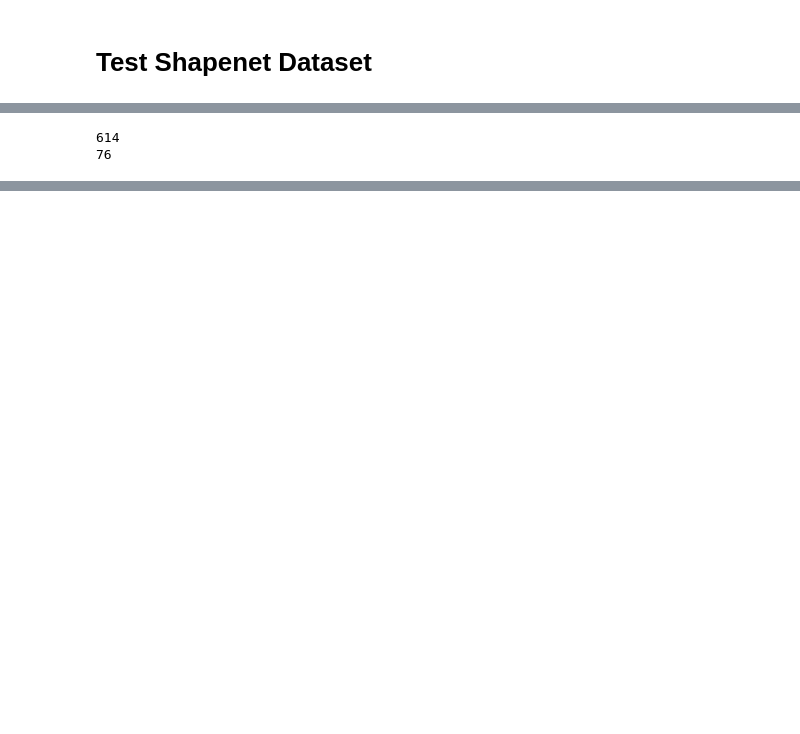
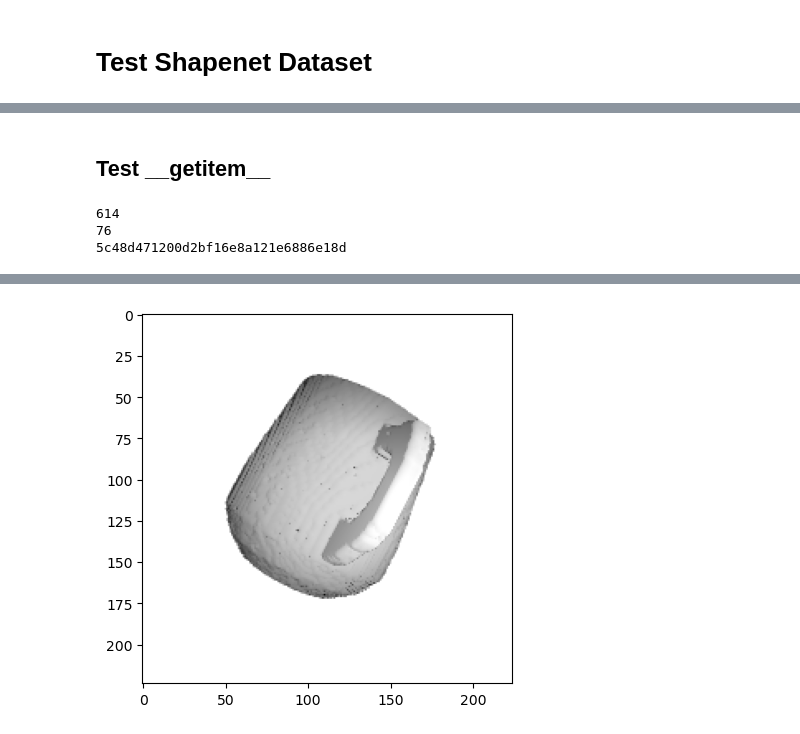
Before and after one commit to elchun/stereo-occupancy-networks, a Jupyter notebook: im2mesh/data/test_stereo_dataloder.ipynb, the cells around one changed output, grey strips where cells are left out. Cells and saved outputs as stored; diff of their text form; code cells hidden in the pictures; blank space fills up the shorter version.

```diff
--- a/im2mesh/data/test_stereo_dataloder.ipynb
+++ b/im2mesh/data/test_stereo_dataloder.ipynb
@@ -11,6 +15,2 @@ KeyError: '03797390'
-# %%
-print(len(train_dataset.models))
-print(len(test_dataset.models))
-# %% [output]
-614
-76
+# %% [markdown]
+## Test \_\_getitem\_\_
@@ -16,0 +74,17 @@ print(len(test_dataset.models))
+# %%
+data_pt = test_dataset.__getitem__(0)
+# %%
+print(len(train_dataset.models))
+print(len(test_dataset.models))
+print(train_dataset.models[0])
+
+fig, axs = plt.subplots()
+axs.imshow(data_pt['inputs'])
+in_points = data_pt['points'][data_pt['points.occ'][:, 0], :]
+out_points = data_pt['points'][~ data_pt['points.occ'][:, 0], :]
+multiplot([in_points, out_points])
+multiplot([in_points])
+# %% [output]
+614
+76
+5c48d471200d2bf16e8a121e6886e18d
@@ -16,0 +92 @@ print(len(test_dataset.models))
+[figure, added]
```
Also changed, not shown: parts of 6 cells of this notebook, 4 other files.
